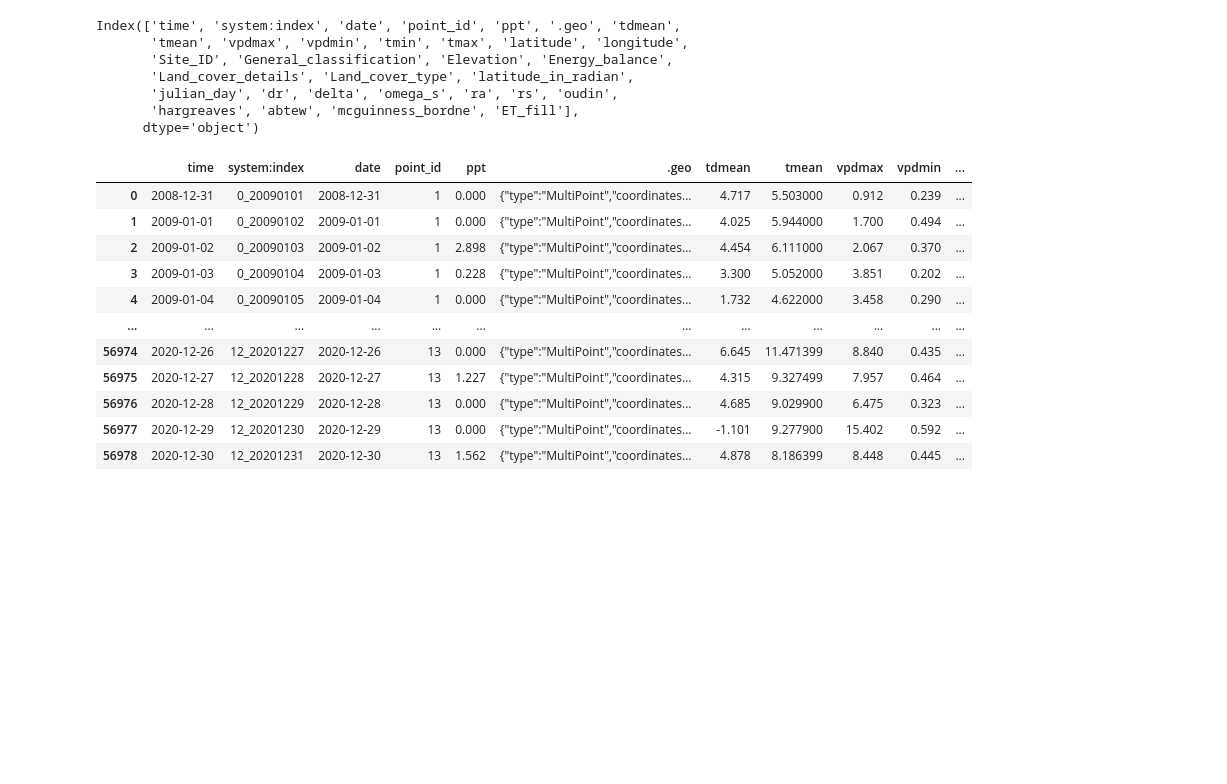
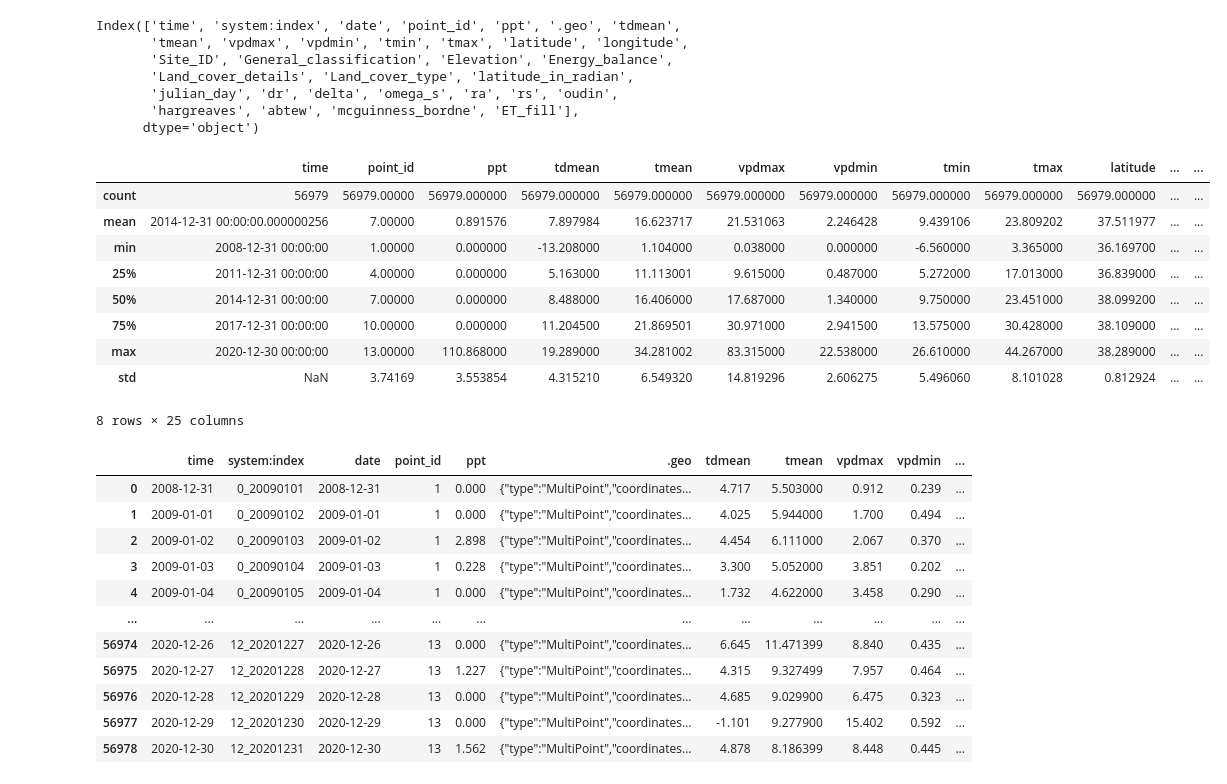
Before and after one commit to mahdi98mnm/download_PRISM_data, a Jupyter notebook: PRISM_tmin_stable_4kmD2_20160612_nc/calculate_ETo.ipynb, the cells around one changed output. Cells and saved outputs as stored; diff of their text form; code cells hidden in the pictures; blank space fills up the shorter version.

```diff
--- a/PRISM_tmin_stable_4kmD2_20160612_nc/calculate_ETo.ipynb
+++ b/PRISM_tmin_stable_4kmD2_20160612_nc/calculate_ETo.ipynb
@@ -373,6 +392,19 @@ Index(['time', 'system:index', 'date', 'point_id', 'ppt', '.geo', 'tdmean',
        'julian_day', 'dr', 'delta', 'omega_s', 'ra', 'rs', 'oudin',
        'hargreaves', 'abtew', 'mcguinness_bordne', 'ET_fill'],
       dtype='object')
+# %%
+result.describe()
+# %% [output]
+|  | time | point_id | ppt | tdmean | tmean | vpdmax | vpdmin | tmin | tmax | latitude | ... | ... |
+| count | 56979 | 56979.00000 | 56979.000000 | 56979.000000 | 56979.000000 | 56979.000000 | 56979.000000 | 56979.000000 | 56979.000000 | 56979.000000 | ... | ... |
+| mean | 2014-12-31 00:00:00.000000256 | 7.00000 | 0.891576 | 7.897984 | 16.623717 | 21.531063 | 2.246428 | 9.439106 | 23.809202 | 37.511977 | ... | ... |
+| min | 2008-12-31 00:00:00 | 1.00000 | 0.000000 | -13.208000 | 1.104000 | 0.038000 | 0.000000 | -6.560000 | 3.365000 | 36.169700 | ... | ... |
+| 25% | 2011-12-31 00:00:00 | 4.00000 | 0.000000 | 5.163000 | 11.113001 | 9.615000 | 0.487000 | 5.272000 | 17.013000 | 36.839000 | ... | ... |
+| 50% | 2014-12-31 00:00:00 | 7.00000 | 0.000000 | 8.488000 | 16.406000 | 17.687000 | 1.340000 | 9.750000 | 23.451000 | 38.099200 | ... | ... |
+| 75% | 2017-12-31 00:00:00 | 10.00000 | 0.000000 | 11.204500 | 21.869501 | 30.971000 | 2.941500 | 13.575000 | 30.428000 | 38.109000 | ... | ... |
+| max | 2020-12-30 00:00:00 | 13.00000 | 110.868000 | 19.289000 | 34.281002 | 83.315000 | 22.538000 | 26.610000 | 44.267000 | 38.289000 | ... | ... |
+| std | NaN | 3.74169 | 3.553854 | 4.315210 | 6.549320 | 14.819296 | 2.606275 | 5.496060 | 8.101028 | 0.812924 | ... | ... |
+8 rows × 25 columns
 # %%
 def budyko(pet, p):
     # from Budyko 1958
```
Also changed, not shown: parts of 11 cells of this notebook.
